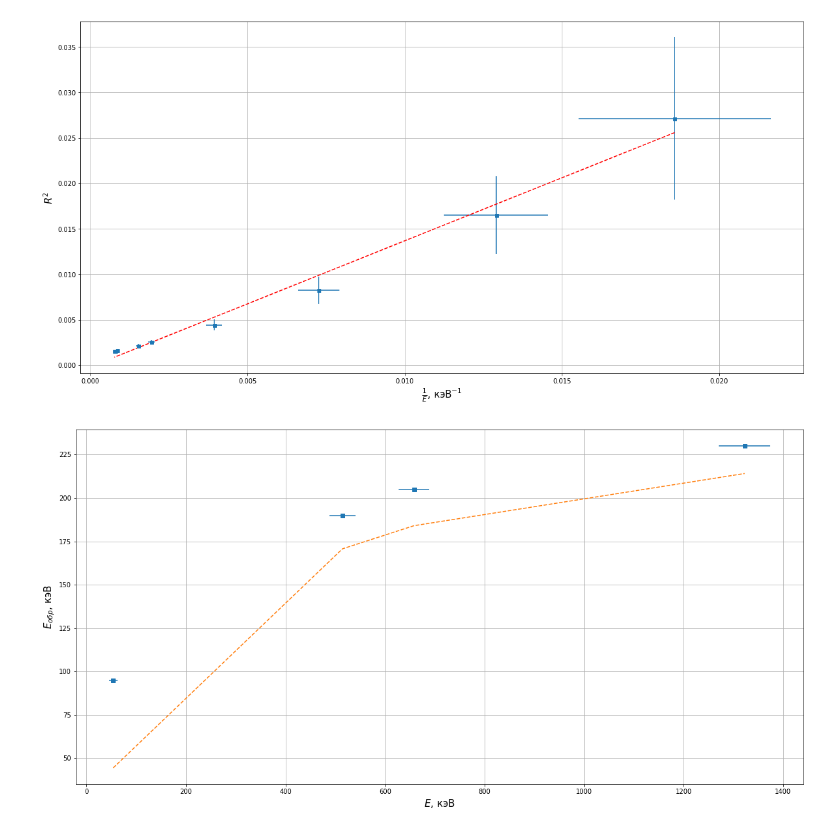
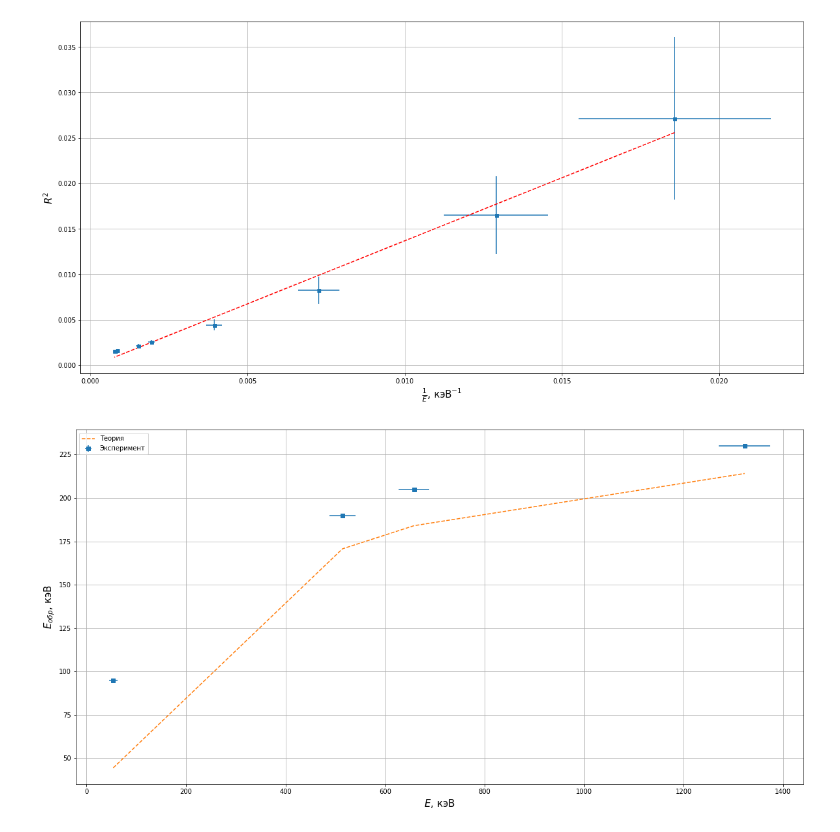
Before and after one commit to 106-inc/PhysLabV, a Jupyter notebook: 5.5/5.5.ipynb, the cells around one changed output. Saved outputs shown, nothing was run; the diff lists cells and outputs as text; code cells hidden in the pictures.

```diff
--- a/5.5/5.5.ipynb
+++ b/5.5/5.5.ipynb
@@ -302,23 +305,25 @@ a = 1.3855759608482072 +- 0.25286996159990804
 # %%
 revdf = df.iloc[0:7:2, 2:4].sort_values(by=["E_i"])
 x =  revdf["E_i"]
 xerr = revdf["\\sigma_{E_i}"]
 mc2 = 511
 revdf["E_{обр}"] = [95, 190, 205, 230]
 revdf["\\sigma_{E_{обр}}"] = [0.1] * 4
 y = revdf["E_{обр}"]
 yerr = revdf["\\sigma_{E_{обр}}"]
 plt.figure(figsize=[20, 10])
 plt.errorbar(
-  x=x, y=y, xerr=xerr, yerr=yerr, ls="", marker="s"
+  x=x, y=y, xerr=xerr, yerr=yerr, ls="", marker="s",
+  label="Эксперимент"
 )
 plt.xlabel("$E$, кэВ", fontsize=fsz)
 plt.ylabel("$E_{обр}$, кэВ", fontsize=fsz)
 
 trend = np.poly1d(np.polyfit(x, y, 3))
-plt.plot(x, x / (1 + 2 * x / mc2), "--")
+plt.plot(x, x / (1 + 2 * x / mc2), "--",  label="Теория")
+plt.legend()
 plt.grid()
 # %% [output]
-[figure, old version]
+[figure, new version]
 # %%
 revdf.round(1).to_csv("src/csv/rev.csv")
```
Also changed, not shown: parts of 1 cell of this notebook, 7 other files.
